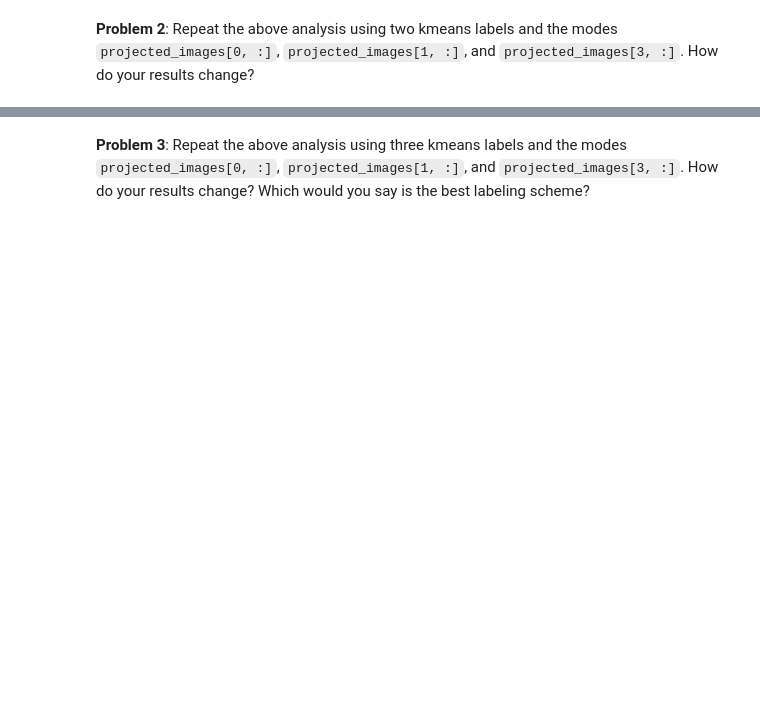
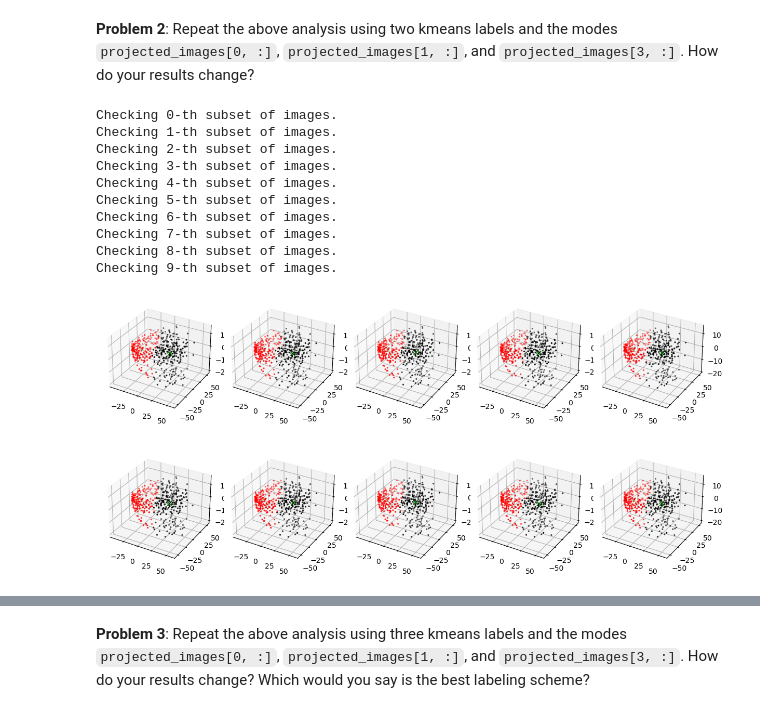
Before and after one commit to cwcurtis/MATH-596-Mathematical-Data-Science, a Jupyter notebook: Assignments/Homework_Three.ipynb, the cells around one changed output, grey strips where cells are left out. Drawn from its saved outputs; the diff is of its cells as text; code cells hidden in the pictures; blank space fills up the shorter version.

```diff
--- a/Assignments/Homework_Three.ipynb
+++ b/Assignments/Homework_Three.ipynb
@@ -39,3 +83,45 @@ def mode_and_kmeans_label_maker(images_mat):
+# %%
+def kfold_validator(cluster_data, labels, centers):
+    tot_images = cluster_data.shape[1]
+    #num_cut = int(np.floor(.1 * tot_images))
+    tot_indices = np.arange(tot_images)
+    dif_vals = np.zeros(10)
+    num_dims = centers.shape[1]
+    num_clusters = centers.shape[0]
+    colors = ['r', 'k', 'b']
+    rng = np.random.default_rng()
+
+    fig = plt.figure(figsize=(12, 8))
+
+    for jj in range(10):
+        print(f"Checking {jj}-th subset of images.")
+        rng.shuffle(tot_indices)
+        red_indices = np.sort(tot_indices[:int(np.floor(.9 * tot_images))])
+
+        ref_labels = labels[red_indices]
+        red_labels, red_centers, red_cluster_data = mode_and_kmeans_relabel(cluster_data[:, red_indices], num_clusters, centers)
+        red_clusters = cluster_separation(red_cluster_data, red_labels, num_clusters)
+
+        absdifs = np.abs( red_labels - ref_labels )
+        if num_clusters == 3:
+            dblinds = absdifs >= 1.
+            absdifs[dblinds] == 1
+        dif_vals[jj] = np.sum(absdifs)/red_labels.size
+
+        # plotting
+        if num_dims == 2:
+            ax = fig.add_subplot(2, 5, jj+1)
+            ax.scatter(red_centers[:, 0], red_centers[:, 1], s=40., c='g', marker='x')
+            for jj in range(len(red_clusters)):
+                ax.scatter(red_clusters[jj][0, :], red_clusters[jj][1, :], s=2., c=colors[jj])
+        elif num_dims == 3:
+            ax = fig.add_subplot(2, 5, jj+1, projection='3d')
+            ax.scatter(red_centers[:, 0], red_centers[:, 1], red_centers[:, 2], s=40., c='g', marker='x')
+            for jj in range(len(red_clusters)):
+                ax.scatter(red_clusters[jj][0, :], red_clusters[jj][1, :], red_clusters[jj][2,:], s=2., c=colors[jj])
+
+        fig.tight_layout()
+    return dif_vals
 # %%
 # Same stuff from lecture notes:
 
@@ -81,2 +179,17 @@ plt.scatter(centers[:, 0], centers[:, 1], s=40., c='g', marker='x')
 # %% [markdown]
 **Problem 2**: Repeat the above analysis using two kmeans labels and the modes `projected_images[0, :]`, `projected_images[1, :]`, and `projected_images[3, :]`.  How do your results change?
+# %%
+labels, centers, cluster_data = mode_and_kmeans_label_maker(shuffled_images, num_clusters=2, mode_choices=[0, 1, 3])
+dif_vals = kfold_validator(cluster_data, labels, centers)
+# %% [output]
+Checking 0-th subset of images.
+Checking 1-th subset of images.
+Checking 2-th subset of images.
+Checking 3-th subset of images.
+Checking 4-th subset of images.
+Checking 5-th subset of images.
+Checking 6-th subset of images.
+Checking 7-th subset of images.
+Checking 8-th subset of images.
+Checking 9-th subset of images.
+[figure, added]
```
Also changed, not shown: parts of 11 cells of this notebook.
